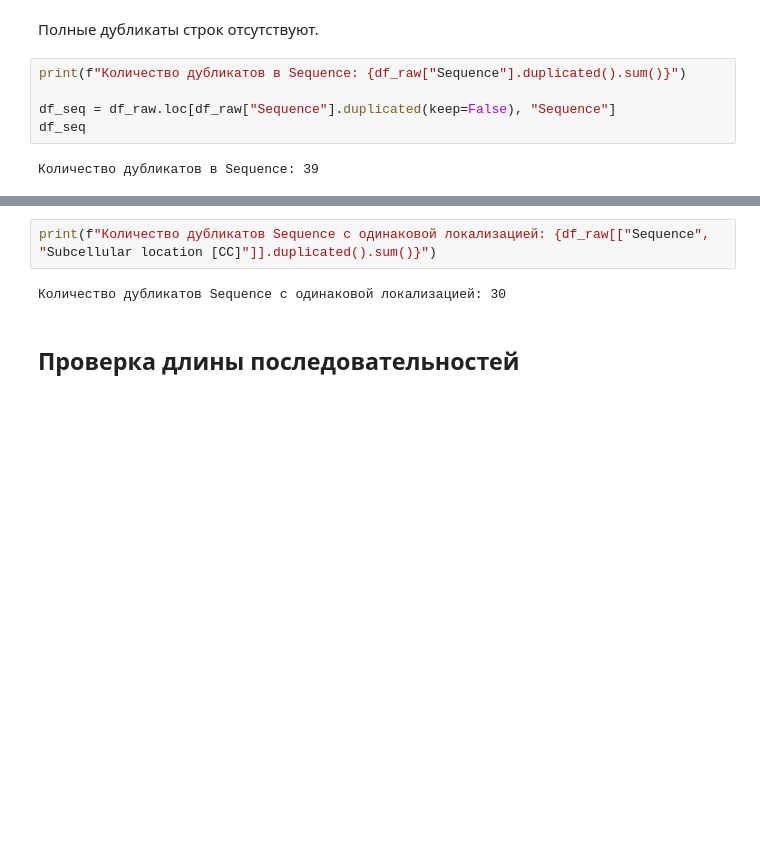
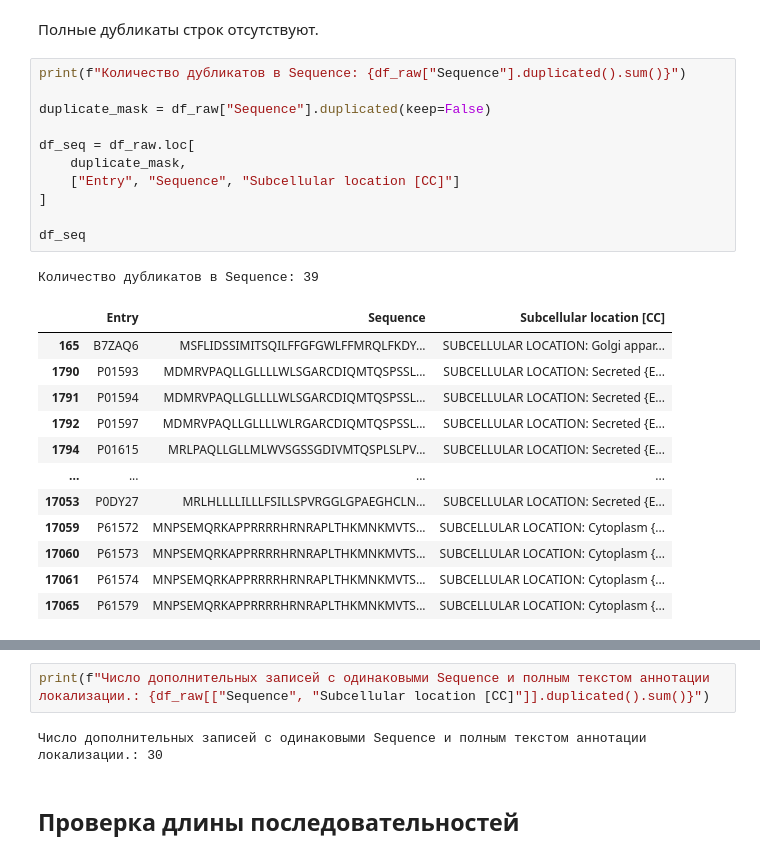
Before and after one commit to EnemyOfDeath7/protein-localization-project, a Jupyter notebook: notebooks/01_data_download_and_inspection.ipynb, the cells around one changed output, grey strips where cells are left out. Cells and saved outputs as stored; diff of their text form; blank space fills up the shorter version.

```diff
--- a/notebooks/01_data_download_and_inspection.ipynb
+++ b/notebooks/01_data_download_and_inspection.ipynb
@@ -140,7 +140,25 @@ np.int64(0)
 # %%
 print(f"Количество дубликатов в Sequence: {df_raw["Sequence"].duplicated().sum()}")
 
-df_seq = df_raw.loc[df_raw["Sequence"].duplicated(keep=False), "Sequence"]
+duplicate_mask = df_raw["Sequence"].duplicated(keep=False)
+
+df_seq = df_raw.loc[
+    duplicate_mask,
+    ["Entry", "Sequence", "Subcellular location [CC]"]
+]
+
 df_seq
 # %% [output]
 Количество дубликатов в Sequence: 39
+|  | Entry | Sequence | Subcellular location [CC] |
+| 165 | B7ZAQ6 | MSFLIDSSIMITSQILFFGFGWLFFMRQLFKDY... | SUBCELLULAR LOCATION: Golgi appar... |
+| 1790 | P01593 | MDMRVPAQLLGLLLLWLSGARCDIQMTQSPSSL... | SUBCELLULAR LOCATION: Secreted {E... |
+| 1791 | P01594 | MDMRVPAQLLGLLLLWLSGARCDIQMTQSPSSL... | SUBCELLULAR LOCATION: Secreted {E... |
+| 1792 | P01597 | MDMRVPAQLLGLLLLWLRGARCDIQMTQSPSSL... | SUBCELLULAR LOCATION: Secreted {E... |
+| 1794 | P01615 | MRLPAQLLGLLMLWVSGSSGDIVMTQSPLSLPV... | SUBCELLULAR LOCATION: Secreted {E... |
+| ... | ... | ... | ... |
+| 17053 | P0DY27 | MRLHLLLLILLLFSILLSPVRGGLGPAEGHCLN... | SUBCELLULAR LOCATION: Secreted {E... |
+| 17059 | P61572 | MNPSEMQRKAPPRRRRHRNRAPLTHKMNKMVTS... | SUBCELLULAR LOCATION: Cytoplasm {... |
+| 17060 | P61573 | MNPSEMQRKAPPRRRRHRNRAPLTHKMNKMVTS... | SUBCELLULAR LOCATION: Cytoplasm {... |
+| 17061 | P61574 | MNPSEMQRKAPPRRRRHRNRAPLTHKMNKMVTS... | SUBCELLULAR LOCATION: Cytoplasm {... |
+| 17065 | P61579 | MNPSEMQRKAPPRRRRHRNRAPLTHKMNKMVTS... | SUBCELLULAR LOCATION: Cytoplasm {... |
@@ -159,7 +166,7 @@ Name: Sequence, Length: 68, dtype: str
 # %%
-print(f"Количество дубликатов Sequence c одинаковой локализацией: {df_raw[["Sequence", "Subcellular location [CC]"]].duplicated().sum()}")
+print(f"Число дополнительных записей с одинаковыми Sequence и полным текстом аннотации локализации.: {df_raw[["Sequence", "Subcellular location [CC]"]].duplicated().sum()}")
 # %% [output]
-Количество дубликатов Sequence c одинаковой локализацией: 30
+Число дополнительных записей с одинаковыми Sequence и полным текстом аннотации локализации.: 30
 # %% [markdown]
 ## Проверка длины последовательностей
 # %%
```
Also changed, not shown: parts of 14 cells of this notebook.
